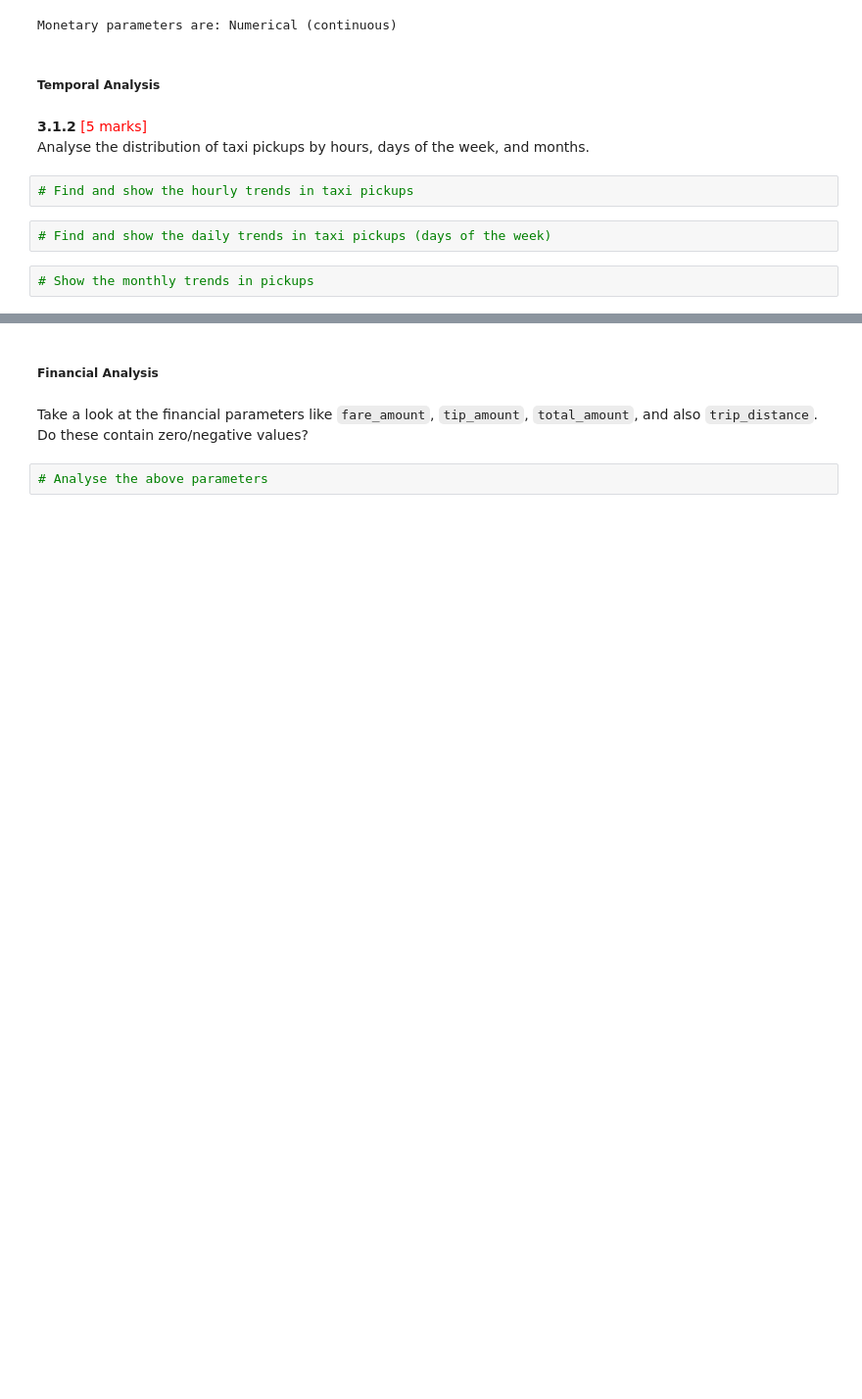
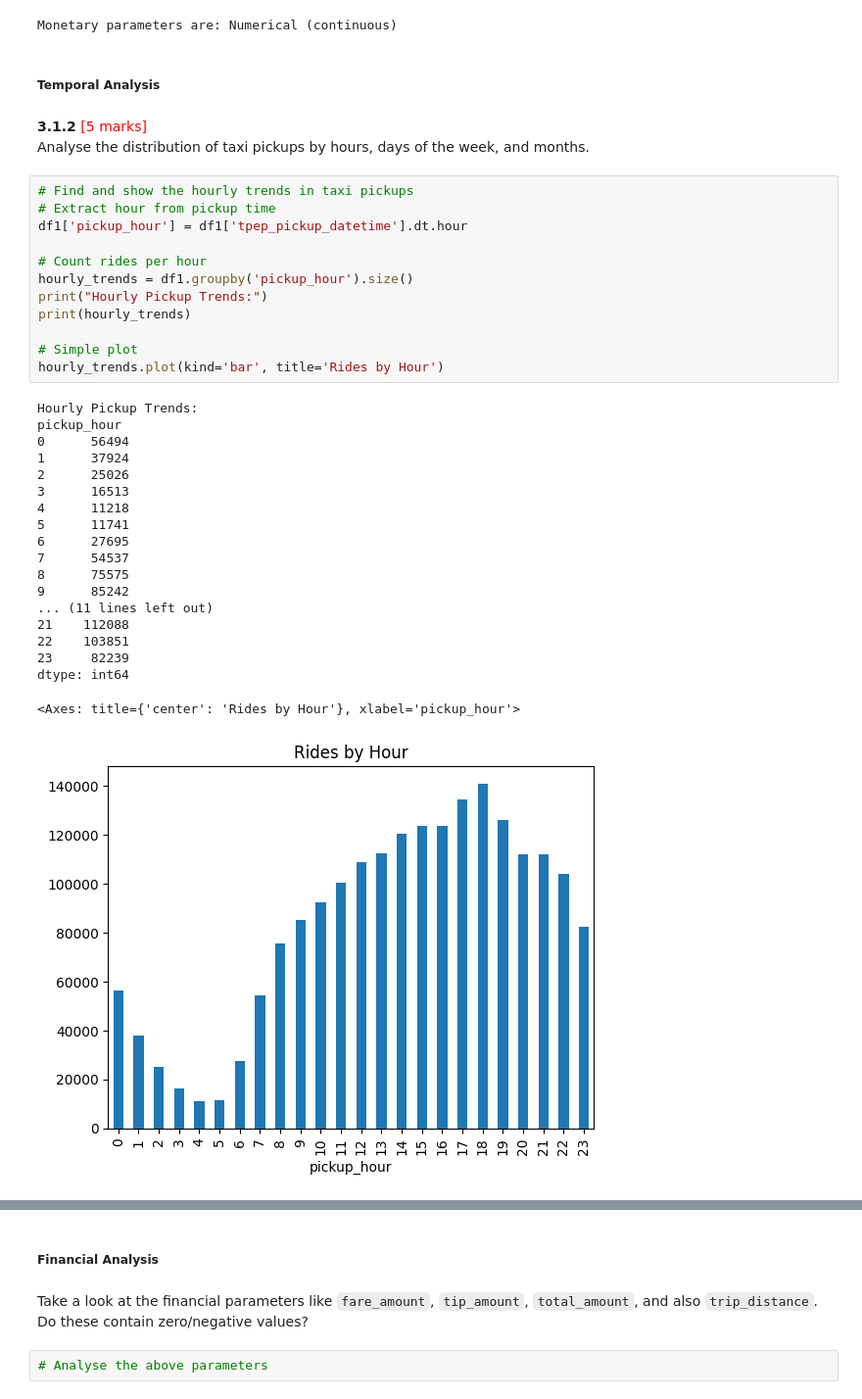
Before and after one commit to sundeepgarg/EDA_Optimising_NYC_Taxis_Sundeep, a Jupyter notebook: Sundeep_EDA_Assg_NYC_Taxi_Starter.ipynb, the cells around one changed output, grey strips where cells are left out. Shown at 98% size. Cells and saved outputs as stored; diff of their text form; blank space fills up the shorter version.

```diff
--- a/Sundeep_EDA_Assg_NYC_Taxi_Starter.ipynb
+++ b/Sundeep_EDA_Assg_NYC_Taxi_Starter.ipynb
@@ -1129,9 +1129,35 @@ Monetary parameters are: Numerical (continuous)
 # %% [markdown]
 **3.1.2** <font color = red>[5 marks]</font> <br>
 Analyse the distribution of taxi pickups by hours, days of the week, and months.
-# %%
-# Find and show the hourly trends in taxi pickups
-# %%
-# Find and show the daily trends in taxi pickups (days of the week)
-# %%
-# Show the monthly trends in pickups
+# %%
+# Find and show the hourly trends in taxi pickups
+# Extract hour from pickup time
+df1['pickup_hour'] = df1['tpep_pickup_datetime'].dt.hour
+
+# Count rides per hour
+hourly_trends = df1.groupby('pickup_hour').size()
+print("Hourly Pickup Trends:")
+print(hourly_trends)
+
+# Simple plot
+hourly_trends.plot(kind='bar', title='Rides by Hour')
+# %% [output]
+Hourly Pickup Trends:
+pickup_hour
+0      56494
+1      37924
+2      25026
+3      16513
+4      11218
+5      11741
+6      27695
+7      54537
+8      75575
+9      85242
+... (11 lines left out)
+21    112088
+22    103851
+23     82239
+dtype: int64
+<Axes: title={'center': 'Rides by Hour'}, xlabel='pickup_hour'>
+[figure, added]
```
Also changed, not shown: parts of 2 cells of this notebook.
